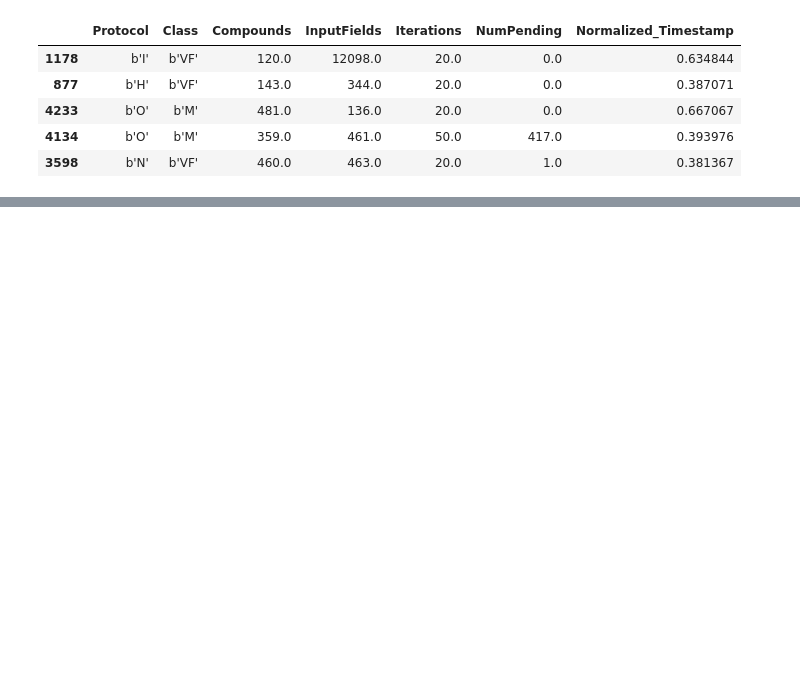
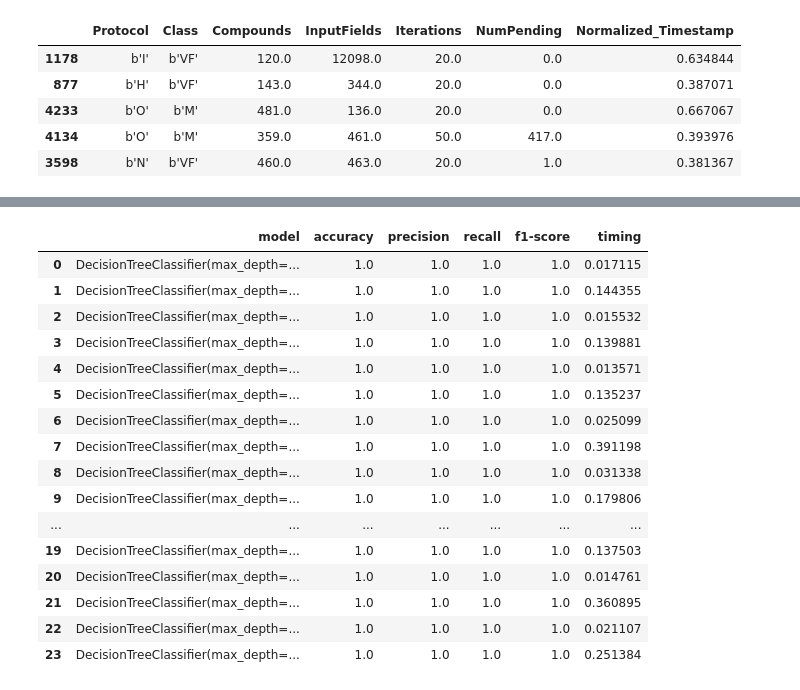
Before and after one commit to RabDou44/MachineLearning2024W, a Jupyter notebook: ass1/hpc_modelling.ipynb, the cells around one changed output, grey strips where cells are left out. Cells and saved outputs as stored; diff of their text form; code cells hidden in the pictures; blank space fills up the shorter version.

```diff
--- a/ass1/hpc_modelling.ipynb
+++ b/ass1/hpc_modelling.ipynb
@@ -209,0 +172,21 @@ evaluate_models(data, feature_structure, classifiers)
+# %%
+resultsDecisionTree = evaluate_models(data, feature_structure, classifierDecisionTree)
+resultsDecisionTree
+# %% [output]
+|  | model | accuracy | precision | recall | f1-score | timing |
+| 0 | DecisionTreeClassifier(max_depth=... | 1.0 | 1.0 | 1.0 | 1.0 | 0.017115 |
+| 1 | DecisionTreeClassifier(max_depth=... | 1.0 | 1.0 | 1.0 | 1.0 | 0.144355 |
+| 2 | DecisionTreeClassifier(max_depth=... | 1.0 | 1.0 | 1.0 | 1.0 | 0.015532 |
+| 3 | DecisionTreeClassifier(max_depth=... | 1.0 | 1.0 | 1.0 | 1.0 | 0.139881 |
+| 4 | DecisionTreeClassifier(max_depth=... | 1.0 | 1.0 | 1.0 | 1.0 | 0.013571 |
+| 5 | DecisionTreeClassifier(max_depth=... | 1.0 | 1.0 | 1.0 | 1.0 | 0.135237 |
+| 6 | DecisionTreeClassifier(max_depth=... | 1.0 | 1.0 | 1.0 | 1.0 | 0.025099 |
+| 7 | DecisionTreeClassifier(max_depth=... | 1.0 | 1.0 | 1.0 | 1.0 | 0.391198 |
+| 8 | DecisionTreeClassifier(max_depth=... | 1.0 | 1.0 | 1.0 | 1.0 | 0.031338 |
+| 9 | DecisionTreeClassifier(max_depth=... | 1.0 | 1.0 | 1.0 | 1.0 | 0.179806 |
+| ... | ... | ... | ... | ... | ... | ... |
+| 19 | DecisionTreeClassifier(max_depth=... | 1.0 | 1.0 | 1.0 | 1.0 | 0.137503 |
+| 20 | DecisionTreeClassifier(max_depth=... | 1.0 | 1.0 | 1.0 | 1.0 | 0.014761 |
+| 21 | DecisionTreeClassifier(max_depth=... | 1.0 | 1.0 | 1.0 | 1.0 | 0.360895 |
+| 22 | DecisionTreeClassifier(max_depth=... | 1.0 | 1.0 | 1.0 | 1.0 | 0.021107 |
+| 23 | DecisionTreeClassifier(max_depth=... | 1.0 | 1.0 | 1.0 | 1.0 | 0.251384 |
```
Also changed, not shown: parts of 11 cells of this notebook.
